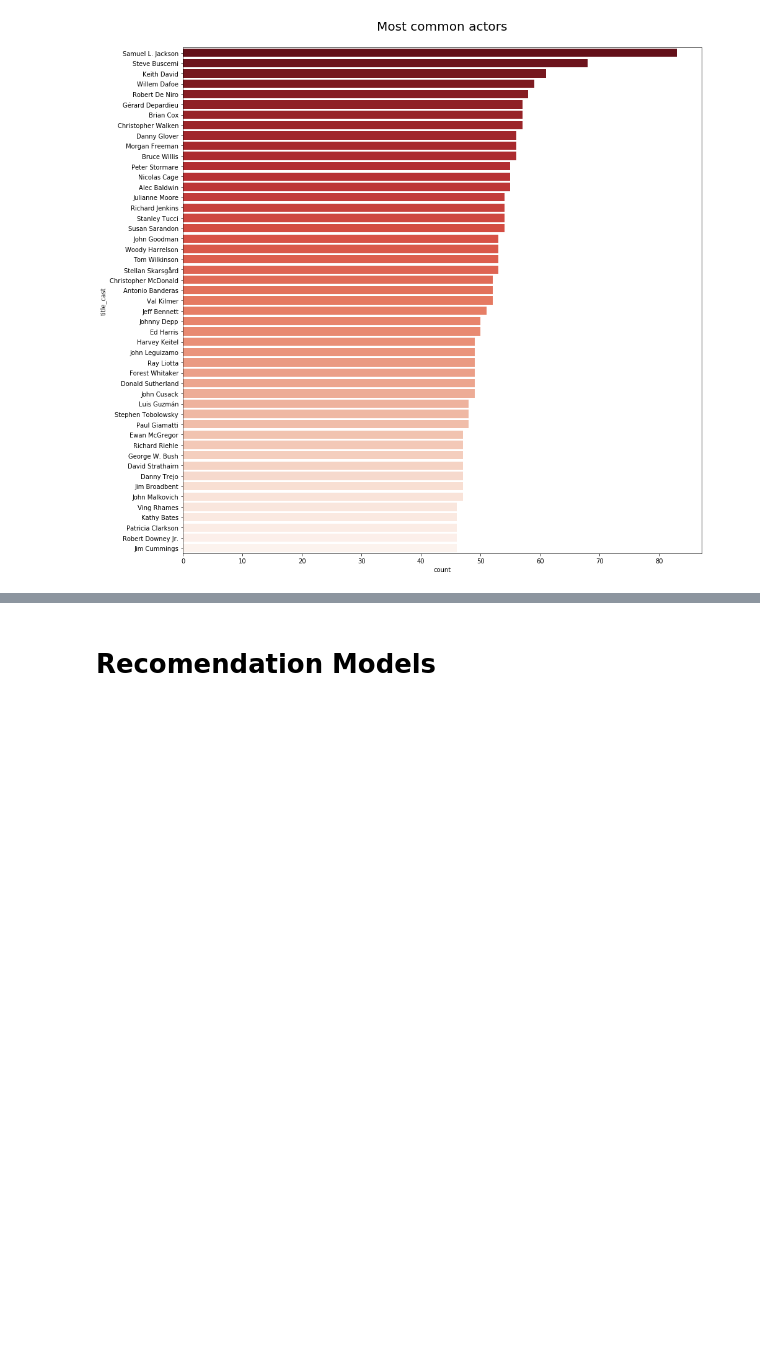
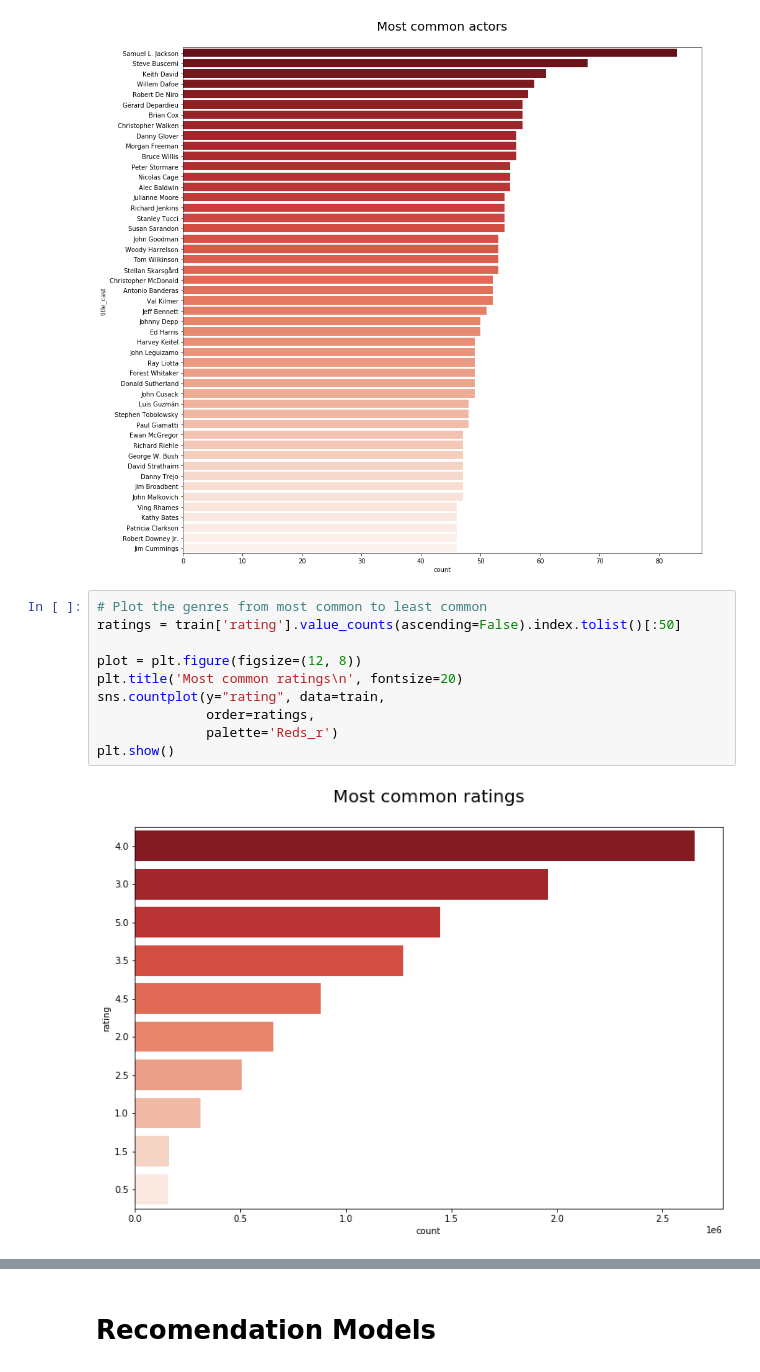
Before and after one commit to daniel-bru/ZM5-Recommender_System-2022, a Jupyter notebook: zm5-recommender-system-main.ipynb, the cells around one changed output, grey strips where cells are left out. Drawn from its saved outputs; the diff is of its cells as text; blank space fills up the shorter version.

Commit message:
Updated
added small description on each of the models, add a bit of eda on the ratings distribution and some comment to the code

```diff
--- a/zm5-recommender-system-main.ipynb
+++ b/zm5-recommender-system-main.ipynb
@@ -358,3 +354,15 @@ sns.countplot(y="title_cast", data=cast,
 plt.show()
 # %% [output]
 [figure]
+# %%
+# Plot the genres from most common to least common
+ratings = train['rating'].value_counts(ascending=False).index.tolist()[:50]
+
+plot = plt.figure(figsize=(12, 8))
+plt.title('Most common ratings\n', fontsize=20)
+sns.countplot(y="rating", data=train,
+              order=ratings,
+              palette='Reds_r')
+plt.show()
+# %% [output]
+[figure, added]
```
Also changed, not shown: parts of 27 cells of this notebook.
